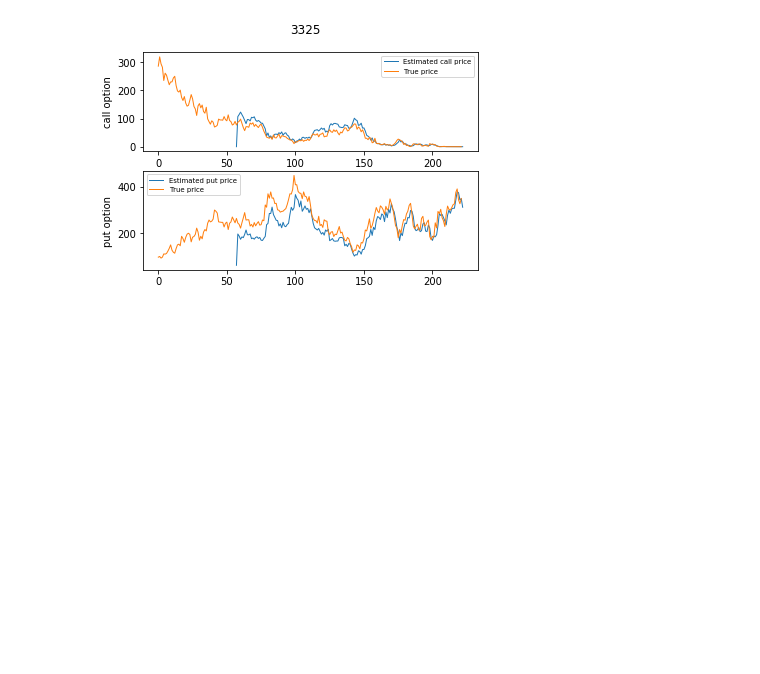
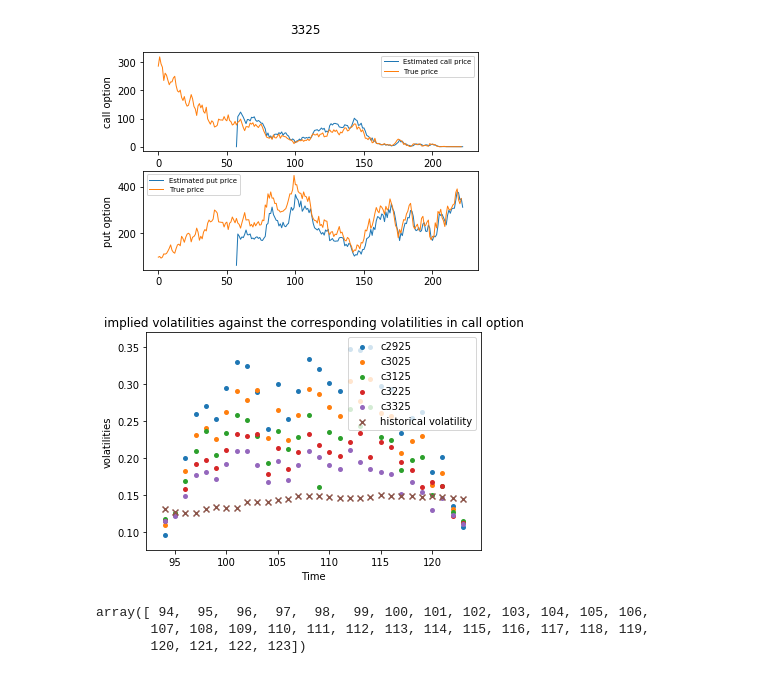
Before and after one commit to Trouble404/Computational-Finance-coursework, a Jupyter notebook: comp6212.ipynb, the cells around one changed output. Drawn from its saved outputs; the diff is of its cells as text; code cells hidden in the pictures; blank space fills up the shorter version.

```diff
--- a/comp6212.ipynb
+++ b/comp6212.ipynb
@@ -1075,3 +1075,45 @@ plt.savefig("3325.PNG", dpi = 600)
 plt.show()
 # %% [output]
 [figure]
+# %%
+# obtain data from matlab
+data_IV = scio.loadmat('implied_call.mat')
+c2925_IV = data_IV['vol_30_c1']
+c3025_IV = data_IV['vol_30_c2']
+c3125_IV = data_IV['vol_30_c3']
+c3225_IV = data_IV['vol_30_c4']
+c3325_IV = data_IV['vol_30_c5']
+# %%
+IV_2925 = c2925_IV[36:66]
+IV_3025 = c3025_IV[36:66]
+IV_3125 = c3125_IV[36:66]
+IV_3225 = c3225_IV[36:66]
+IV_3325 = c3325_IV[36:66]
+# %%
+f12 = plt.figure(12)
+tt1 = np.arange(30)+94
+
+plt.scatter(tt1,IV_2925, marker='.', linewidths= '2', label = "c2925")
+plt.scatter(tt1,IV_3025, marker='.', linewidths= '2', label = "c3025")
+plt.scatter(tt1,IV_3125, marker='.', linewidths= '2', label = "c3125")
+plt.scatter(tt1,IV_3225, marker='.', linewidths= '2', label = "c3225")
+plt.scatter(tt1,IV_3325, marker='.', linewidths= '2', label = "c3325")
+plt.scatter(tt1,v_2925[36:66:,3], marker='x', linewidths= '2', label = "historical volatility")
+plt.legend(loc='best')
+#plt.grid()
+plt.title('implied volatilities against the corresponding volatilities in call option')
+plt.ylabel("volatilities")
+plt.xlabel("Time")
+# plt with same scale
+#plt.ylim(0,0.25)
+#plt.xlim(0.09,0.205)
+plt.savefig("implied volatilities against the corresponding volatilities in call option.PNG", dpi = 600)
+plt.show()
+# %% [output]
+[figure, added]
+# %%
+tt1
+# %% [output]
+array([ 94,  95,  96,  97,  98,  99, 100, 101, 102, 103, 104, 105, 106,
+       107, 108, 109, 110, 111, 112, 113, 114, 115, 116, 117, 118, 119,
+       120, 121, 122, 123])
```
Also changed, not shown: parts of 5 cells of this notebook.
